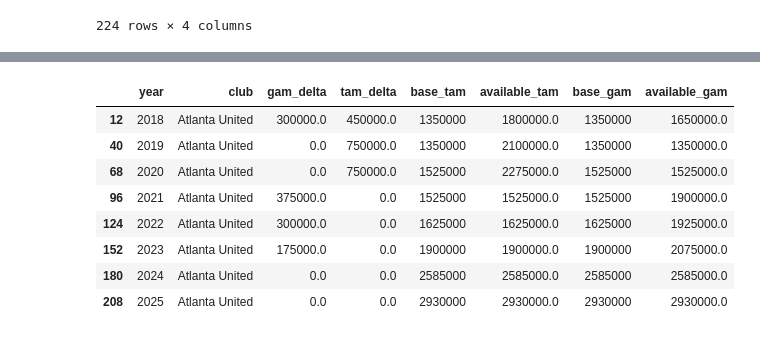
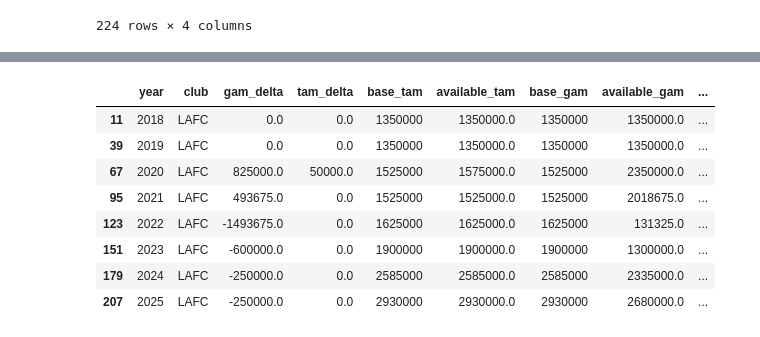
Before and after one commit to akeaswaran/goalsadded-data, a Jupyter notebook: spotrac-scrape.ipynb, the cells around one changed output, grey strips where cells are left out. Cells and saved outputs as stored; diff of their text form; code cells hidden in the pictures.

```diff
--- a/spotrac-scrape.ipynb
+++ b/spotrac-scrape.ipynb
@@ -468,5 +468,7 @@ am_delta_records['available_tam'] = am_delta_records['base_tam'] + am_delta_reco
 
 am_delta_records['base_gam'] = am_delta_records.year.apply(lambda x: base_gam[x])
 am_delta_records['available_gam'] = am_delta_records['base_gam'] + am_delta_records['gam_delta']
+
+am_delta_records['available_xam'] = am_delta_records['available_gam'] + am_delta_records['available_tam']
 am_delta_records
 # %% [output]
@@ -486,14 +488,14 @@ am_delta_records
 # %%
-am_delta_records[am_delta_records.club == 'Atlanta United']
+am_delta_records[am_delta_records.club == 'LAFC']
 # %% [output]
-|  | year | club | gam_delta | tam_delta | base_tam | available_tam | base_gam | available_gam |
-| 12 | 2018 | Atlanta United | 300000.0 | 450000.0 | 1350000 | 1800000.0 | 1350000 | 1650000.0 |
-| 40 | 2019 | Atlanta United | 0.0 | 750000.0 | 1350000 | 2100000.0 | 1350000 | 1350000.0 |
-| 68 | 2020 | Atlanta United | 0.0 | 750000.0 | 1525000 | 2275000.0 | 1525000 | 1525000.0 |
-| 96 | 2021 | Atlanta United | 375000.0 | 0.0 | 1525000 | 1525000.0 | 1525000 | 1900000.0 |
-| 124 | 2022 | Atlanta United | 300000.0 | 0.0 | 1625000 | 1625000.0 | 1625000 | 1925000.0 |
-| 152 | 2023 | Atlanta United | 175000.0 | 0.0 | 1900000 | 1900000.0 | 1900000 | 2075000.0 |
-| 180 | 2024 | Atlanta United | 0.0 | 0.0 | 2585000 | 2585000.0 | 2585000 | 2585000.0 |
-| 208 | 2025 | Atlanta United | 0.0 | 0.0 | 2930000 | 2930000.0 | 2930000 | 2930000.0 |
+|  | year | club | gam_delta | tam_delta | base_tam | available_tam | base_gam | available_gam | ... |
+| 11 | 2018 | LAFC | 0.0 | 0.0 | 1350000 | 1350000.0 | 1350000 | 1350000.0 | ... |
+| 39 | 2019 | LAFC | 0.0 | 0.0 | 1350000 | 1350000.0 | 1350000 | 1350000.0 | ... |
+| 67 | 2020 | LAFC | 825000.0 | 50000.0 | 1525000 | 1575000.0 | 1525000 | 2350000.0 | ... |
+| 95 | 2021 | LAFC | 493675.0 | 0.0 | 1525000 | 1525000.0 | 1525000 | 2018675.0 | ... |
+| 123 | 2022 | LAFC | -1493675.0 | 0.0 | 1625000 | 1625000.0 | 1625000 | 131325.0 | ... |
+| 151 | 2023 | LAFC | -600000.0 | 0.0 | 1900000 | 1900000.0 | 1900000 | 1300000.0 | ... |
+| 179 | 2024 | LAFC | -250000.0 | 0.0 | 2585000 | 2585000.0 | 2585000 | 2335000.0 | ... |
+| 207 | 2025 | LAFC | -250000.0 | 0.0 | 2930000 | 2930000.0 | 2930000 | 2680000.0 | ... |
 # %%
 am_delta_records.to_csv('./mls_am_budgets.csv', index=False)
```
Also changed, not shown: parts of 1 cell of this notebook, 1 other file.
